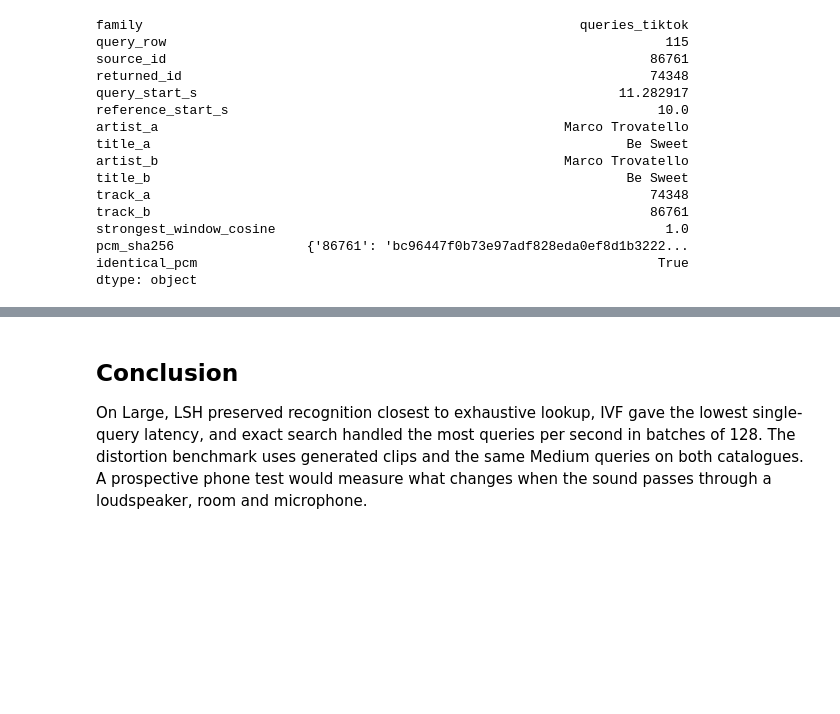
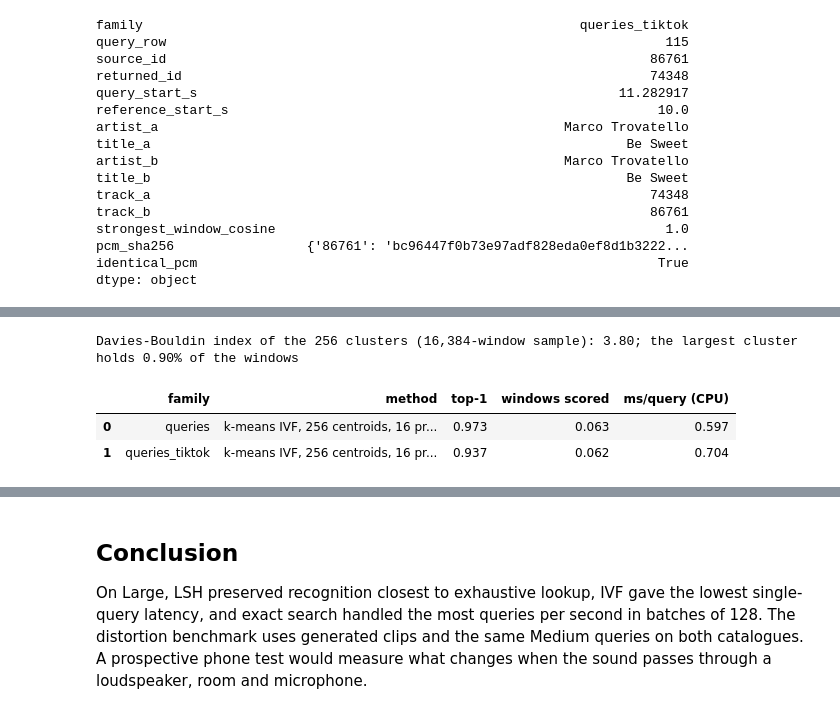
Before and after one commit to FelixPhanofi/02807_computational_tools_ds, a Jupyter notebook: notebooks/report_findings.ipynb, the cells around one changed output, grey strips where cells are left out. Drawn from its saved outputs; the diff is of its cells as text; code cells hidden in the pictures; blank space fills up the shorter version.

```diff
--- a/notebooks/report_findings.ipynb
+++ b/notebooks/report_findings.ipynb
@@ -129,0 +227,19 @@ dtype: object
+# %%
+index = IVFIndex.build(R, k=256, sample=16384, seed=2807)
+rows = []
+for kind, (Q, truth) in sample.items():
+    start = time.perf_counter()
+    nearest, compared = index.search(Q, nprobe=16)
+    rows.append({'family': kind, 'method': 'k-means IVF, 256 centroids, 16 probed',
+                 'top-1': np.mean(T[nearest] == truth), 'windows scored': compared.mean() / len(R),
+                 'ms/query (CPU)': (time.perf_counter() - start) / len(Q) * 1e3})
+inside = np.random.default_rng(1).choice(len(R), 16384, replace=False)
+print(f'Davies-Bouldin index of the 256 clusters (16,384-window sample): '
+      f'{davies_bouldin(R[inside], index.labels[inside]):.2f}; '
+      f'the largest cluster holds {np.bincount(index.labels).max() / len(R):.2%} of the windows')
+pd.DataFrame(rows).round(3)
+# %% [output]
+Davies-Bouldin index of the 256 clusters (16,384-window sample): 3.80; the largest cluster holds 0.90% of the windows
+|  | family | method | top-1 | windows scored | ms/query (CPU) |
+| 0 | queries | k-means IVF, 256 centroids, 16 pr... | 0.973 | 0.063 | 0.597 |
+| 1 | queries_tiktok | k-means IVF, 256 centroids, 16 pr... | 0.937 | 0.062 | 0.704 |
```
Also changed, not shown: parts of 10 cells of this notebook, 3 other files.
